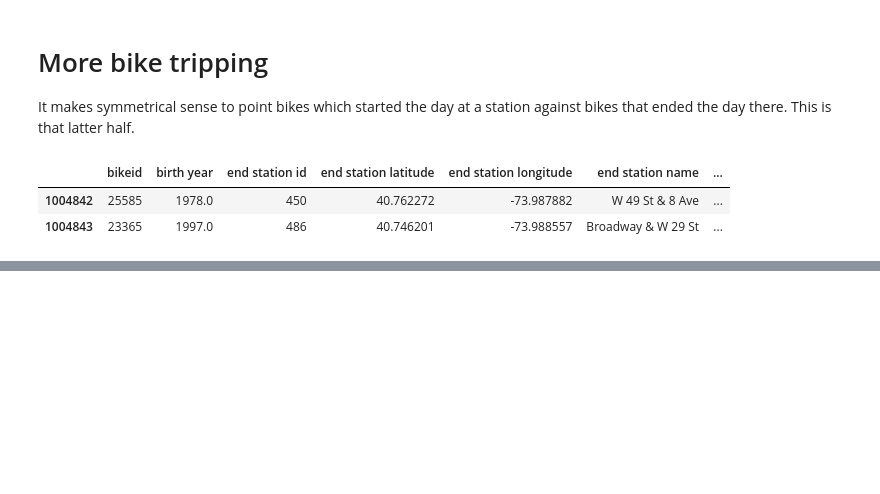
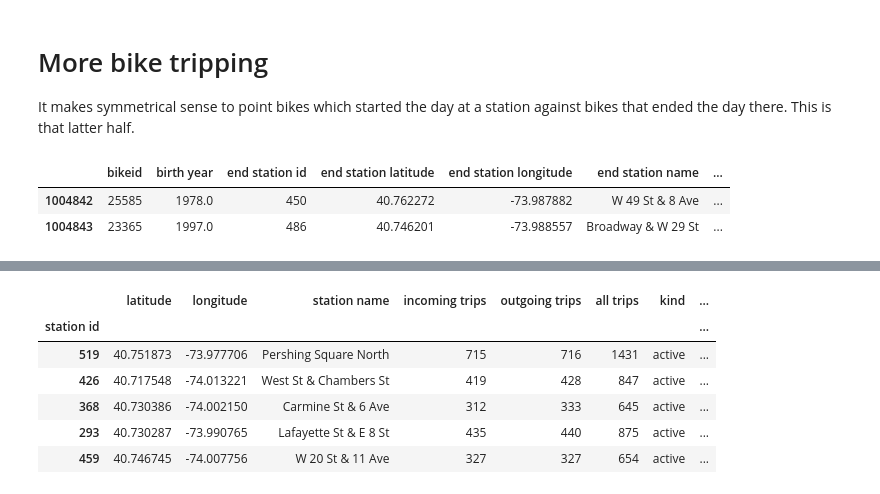
Before and after one commit to ResidentMario/citibike, a Jupyter notebook: notebooks/09—Mixing in Inbound Bike Trips.ipynb, the cells around one changed output, grey strips where cells are left out. Drawn from its saved outputs; the diff is of its cells as text; code cells hidden in the pictures; blank space fills up the shorter version.

```diff
--- a/notebooks/09—Mixing in Inbound Bike Trips.ipynb
+++ b/notebooks/09—Mixing in Inbound Bike Trips.ipynb
@@ -40,0 +46,10 @@ for bike_id in tqdm(np.unique(june_22['bikeid'])):
+# %%
+stations.ix[[519, 426, 368, 293, 459]]
+# %% [output]
+|  | latitude | longitude | station name | incoming trips | outgoing trips | all trips | kind | ... |
+| station id |  |  |  |  |  |  |  | ... |
+| 519 | 40.751873 | -73.977706 | Pershing Square North | 715 | 716 | 1431 | active | ... |
+| 426 | 40.717548 | -74.013221 | West St & Chambers St | 419 | 428 | 847 | active | ... |
+| 368 | 40.730386 | -74.002150 | Carmine St & 6 Ave | 312 | 333 | 645 | active | ... |
+| 293 | 40.730287 | -73.990765 | Lafayette St & E 8 St | 435 | 440 | 875 | active | ... |
+| 459 | 40.746745 | -74.007756 | W 20 St & 11 Ave | 327 | 327 | 654 | active | ... |
```
Also changed, not shown: parts of 14 cells of this notebook, 2 other files.
